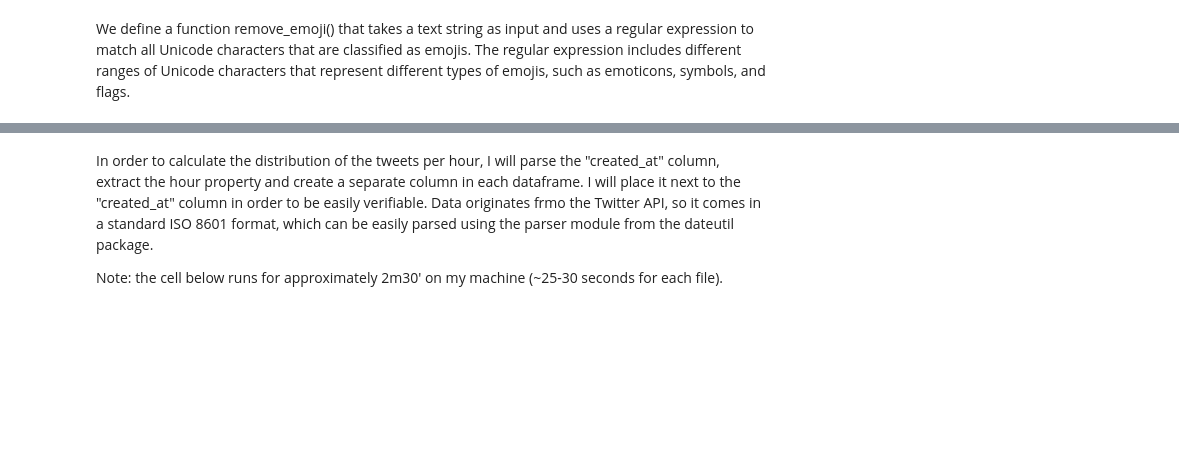
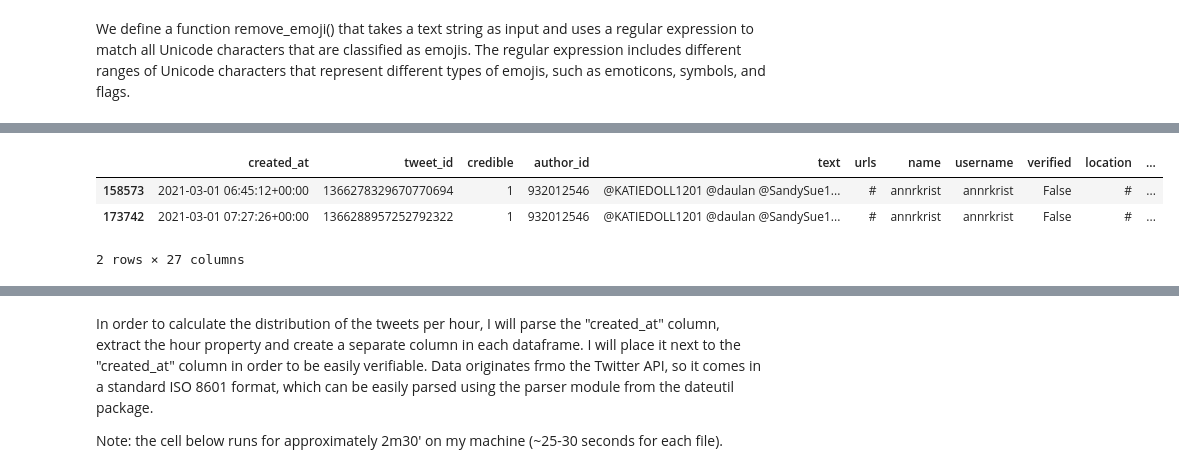
Before and after one commit to andreistoica12/research-internship, a Jupyter notebook: covaxxy.ipynb, the cells around one changed output, grey strips where cells are left out. Saved outputs shown, nothing was run; the diff lists cells and outputs as text; code cells hidden in the pictures; blank space fills up the shorter version.

```diff
--- a/covaxxy.ipynb
+++ b/covaxxy.ipynb
@@ -236,2 +289,9 @@ multiple_replies
+# %%
+multiple_replies_first_300[(multiple_replies_first_300['author_id'] == 932012546) & (multiple_replies_first_300['in_reply_to_tweet_id'] == 1366061818699989002)]
+# %% [output]
+|  | created_at | tweet_id | credible | author_id | text | urls | name | username | verified | location | ... |
+| 158573 | 2021-03-01 06:45:12+00:00 | 1366278329670770694 | 1 | 932012546 | @KATIEDOLL1201 @daulan @SandySue1... | # | annrkrist | annrkrist | False | # | ... |
+| 173742 | 2021-03-01 07:27:26+00:00 | 1366288957252792322 | 1 | 932012546 | @KATIEDOLL1201 @daulan @SandySue1... | # | annrkrist | annrkrist | False | # | ... |
+2 rows × 27 columns
 # %%
 # group the rows by the two columns
```
Also changed, not shown: parts of 40 cells of this notebook.
